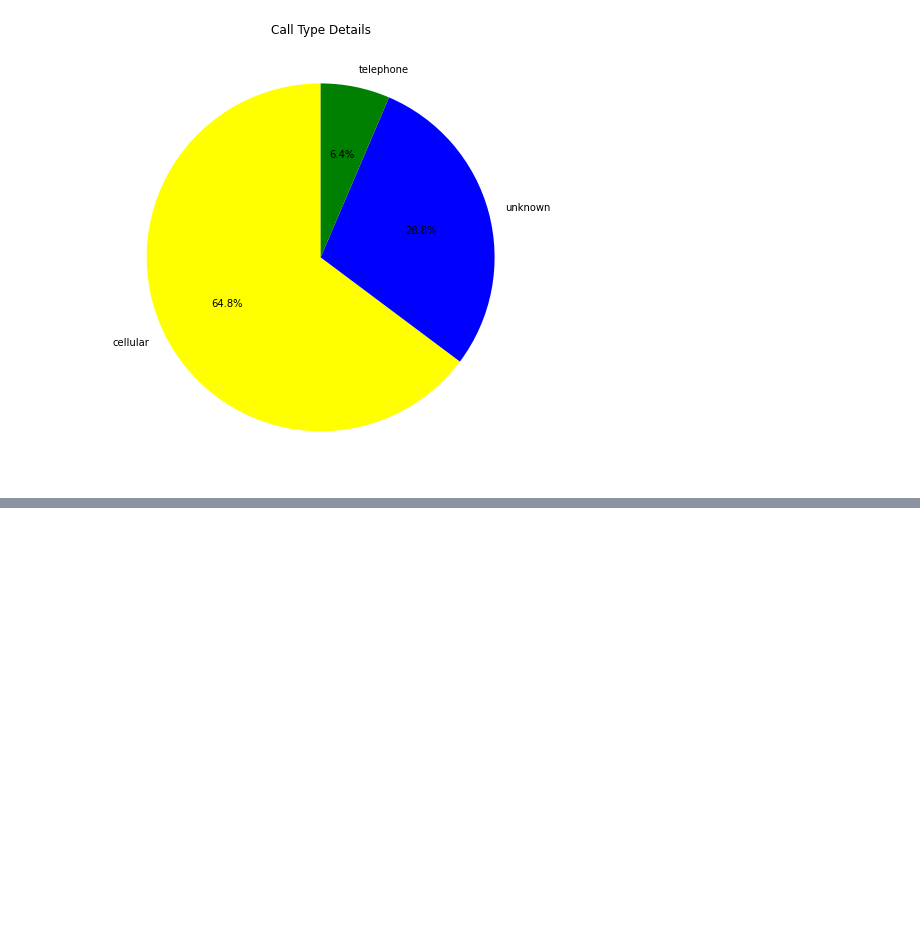
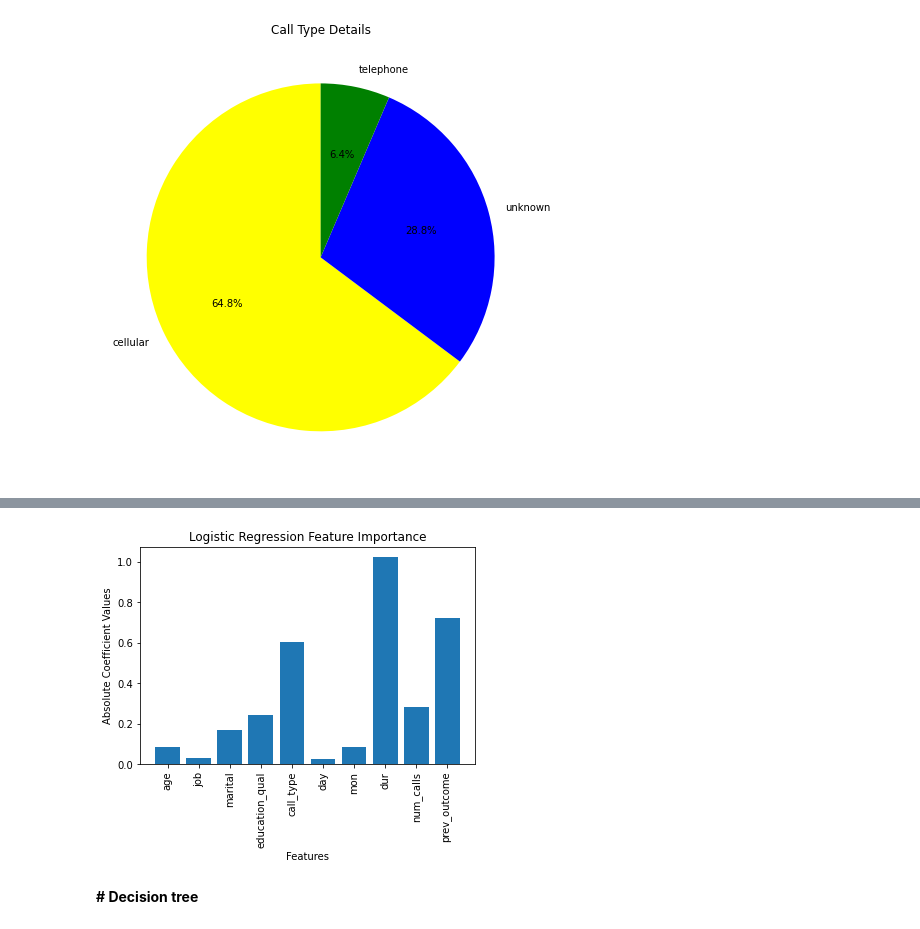
Before and after one commit to sunilbabu07/customer-conversion-prediction, a Jupyter notebook: guvi.ipynb, the cells around one changed output, grey strips where cells are left out. Drawn from its saved outputs; the diff is of its cells as text; code cells hidden in the pictures; blank space fills up the shorter version.

```diff
--- a/guvi.ipynb
+++ b/guvi.ipynb
@@ -541,0 +593,7 @@ roc_auc_score(y_test, dt.predict_proba(X_test)[:, 1])
+# %%
+lr_model = LogisticRegression()
+lr_model.fit(X_train, y_train)
+feature_importance = abs(lr_model.coef_[0])
+sorted_idx = feature_importance.argsort()[::-1]
+for i in sorted_idx:
+    print(f"{X_train.columns[i]}: {feature_importance[i]}")
@@ -541,0 +611,19 @@ roc_auc_score(y_test, dt.predict_proba(X_test)[:, 1])
+# %%
+# Fit the logistic regression model
+lr_model = LogisticRegression()
+lr_model.fit(X_train, y_train)
+
+# Get the absolute value of the coefficients
+coef = abs(lr_model.coef_[0])
+
+# Create a bar chart to show the feature importance
+plt.bar(range(len(coef)), coef)
+plt.xticks(range(len(coef)), X_train.columns, rotation=90)
+plt.xlabel("Features")
+plt.ylabel("Absolute Coefficient Values")
+plt.title("Logistic Regression Feature Importance")
+plt.show()
+# %% [output]
+[figure, added]
+# %% [markdown]
+**# Decision tree**
```
Also changed, not shown: parts of 55 cells of this notebook.
